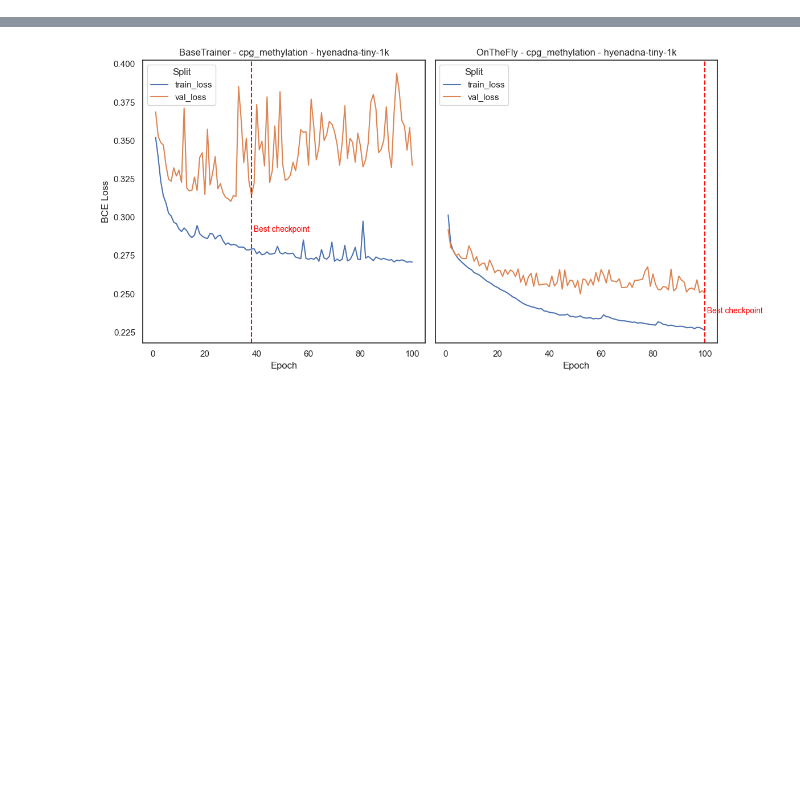
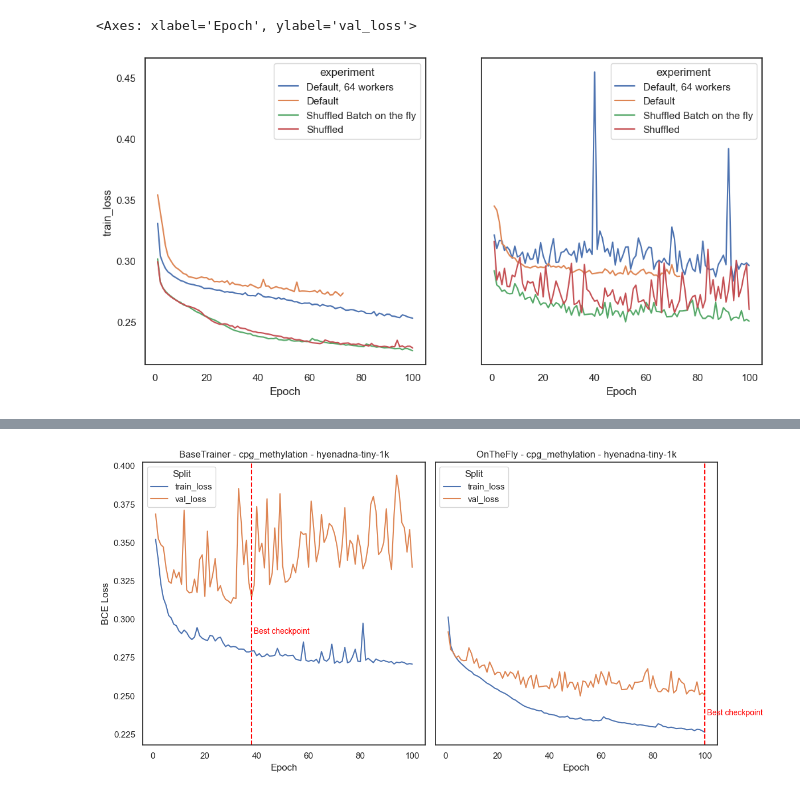
Before and after one commit to baillielab/BEND, a Jupyter notebook: notebook/hyenadna_tiny_results_cpg_methylation.ipynb, the cells around one changed output, grey strips where cells are left out. Cells and saved outputs as stored; diff of their text form; code cells hidden in the pictures; blank space fills up the shorter version.

Commit message:
feat: add results about  Shuffled and Default 64 workers

```diff
--- a/notebook/hyenadna_tiny_results_cpg_methylation.ipynb
+++ b/notebook/hyenadna_tiny_results_cpg_methylation.ipynb
@@ -11,0 +17,25 @@ onthefly_dir = '../results/BatchOnTheFly'
+# %%
+dfs_losses = []
+dfs_tests = []
+
+for experiment in os.listdir(results_dir):
+    if not (experiment.startswith('bt_') or experiment.startswith('shuffled_bt') or experiment.startswith('Batch')):
+        continue
+
+    print(f'Processing {experiment}...')
+    experiment_path = os.path.join(results_dir, experiment, TASK)
+
+    for variant in os.listdir(experiment_path):
+        print(f'\t Processing {variant}...')
+        df_loss = pd.read_csv(os.path.join(experiment_path, variant, 'losses.csv'))
+        df_loss['experiment'] = experiment
+        df_loss['variant'] = variant
+        dfs_losses.append(df_loss)
+
+        try:
+            df_test = pd.read_csv(os.path.join(experiment_path, variant, 'best_model_metrics.csv'))
+            df_test['experiment'] = experiment
+            df_test['variant'] = variant
+            dfs_tests.append(df_test)
+        except FileNotFoundError:
+            pass
@@ -11,0 +54,9 @@ onthefly_dir = '../results/BatchOnTheFly'
+# %%
+df_losses = pd.concat(dfs_losses, ignore_index=True)
+df_tests = pd.concat(dfs_tests, ignore_index=True)
+
+df_tests['experiment'] = df_tests['experiment'].replace({'bt_nwork_64': 'Default, 64 workers', 'bt_nwork_1': 'Default', 'BatchOnTheFly': 'Shuffled Batch on the fly', 'shuffled_bt':'Shuffled'})
+
+df_50000 = df_losses[df_losses['variant']==MODEL]
+df_50000['experiment'] = df_50000['experiment'].replace({'bt_nwork_64': 'Default, 64 workers', 'bt_nwork_1': 'Default', 'BatchOnTheFly': 'Shuffled Batch on the fly', 'shuffled_bt':'Shuffled'})
+df_50000
@@ -11,0 +82,10 @@ onthefly_dir = '../results/BatchOnTheFly'
+# %%
+sns.set_theme(style="white")
+
+fig, ax = plt.subplots(ncols=2, figsize=(12, 6), sharex=True, sharey=True)
+
+sns.lineplot(data=df_50000, x='Epoch', y='train_loss', hue='experiment', ax=ax[0])
+sns.lineplot(data=df_50000, x='Epoch', y='val_loss', hue='experiment', ax=ax[1])
+# %% [output]
+<Axes: xlabel='Epoch', ylabel='val_loss'>
+[figure, added]
```
Also changed, not shown: parts of 8 cells of this notebook.
